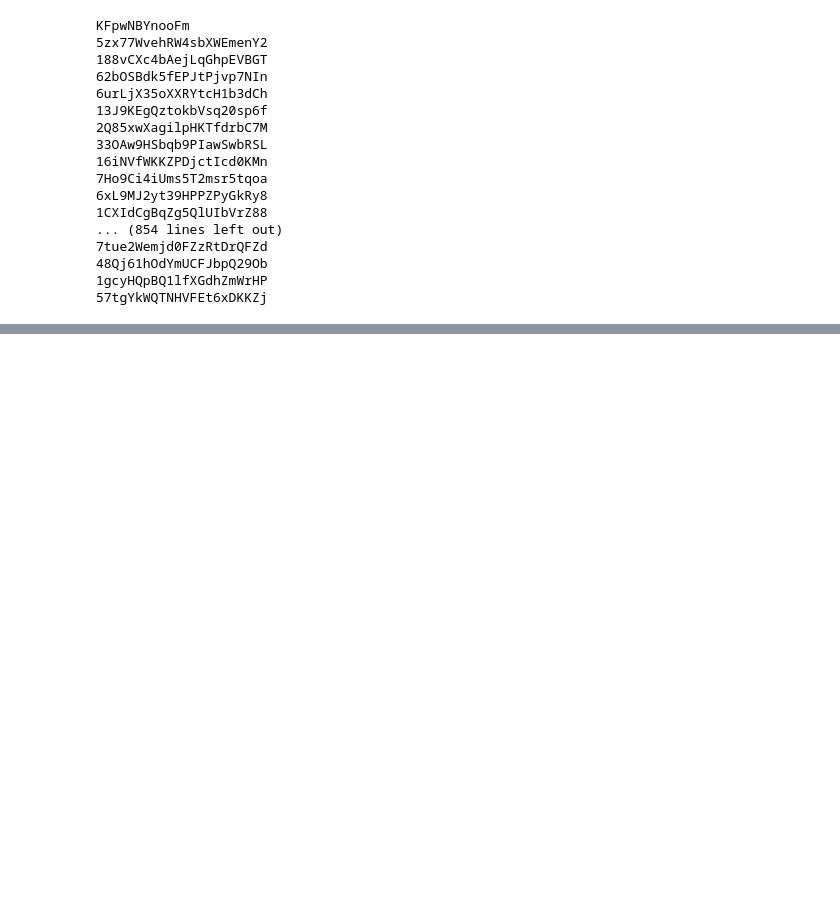
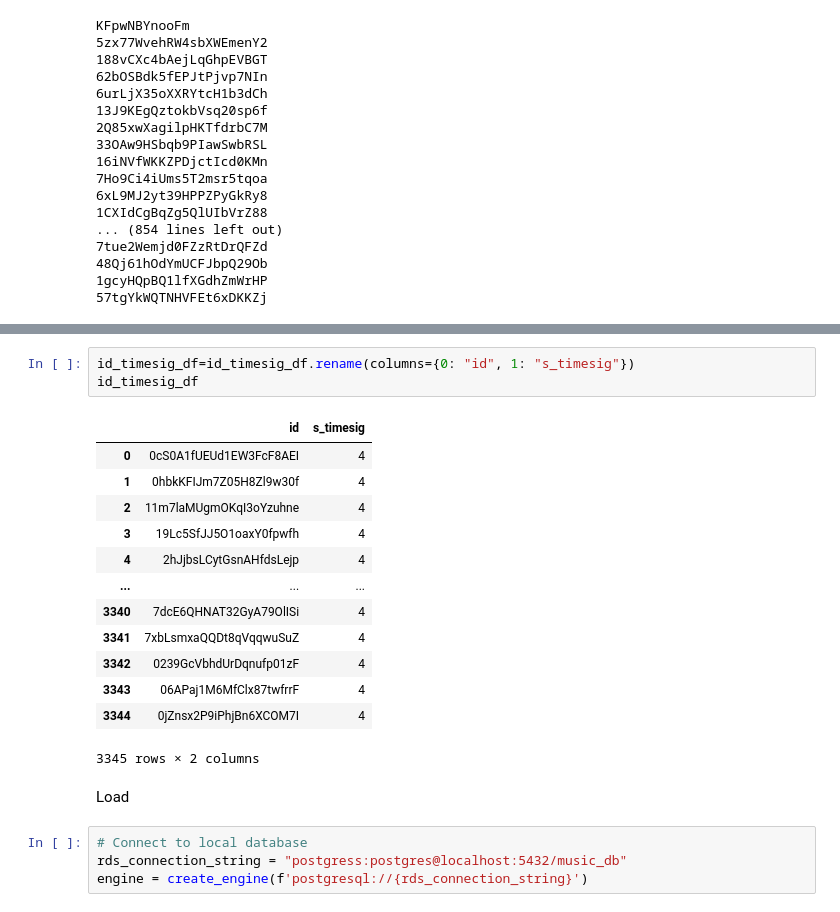
Before and after one commit to annabelcheong/music_lib, a Jupyter notebook: music.ipynb, the cells around one changed output, grey strips where cells are left out. Saved outputs shown, nothing was run; the diff lists cells and outputs as text; blank space fills up the shorter version.

```diff
--- a/music.ipynb
+++ b/music.ipynb
@@ -254,0 +278,23 @@ pd.DataFrame(id_timesig)
+# %%
+id_timesig_df=id_timesig_df.rename(columns={0: "id", 1: "s_timesig"})
+id_timesig_df
+# %% [output]
+|  | id | s_timesig |
+| 0 | 0cS0A1fUEUd1EW3FcF8AEI | 4 |
+| 1 | 0hbkKFIJm7Z05H8Zl9w30f | 4 |
+| 2 | 11m7laMUgmOKqI3oYzuhne | 4 |
+| 3 | 19Lc5SfJJ5O1oaxY0fpwfh | 4 |
+| 4 | 2hJjbsLCytGsnAHfdsLejp | 4 |
+| ... | ... | ... |
+| 3340 | 7dcE6QHNAT32GyA79OlISi | 4 |
+| 3341 | 7xbLsmxaQQDt8qVqqwuSuZ | 4 |
+| 3342 | 0239GcVbhdUrDqnufp01zF | 4 |
+| 3343 | 06APaj1M6MfClx87twfrrF | 4 |
+| 3344 | 0jZnsx2P9iPhjBn6XCOM7I | 4 |
+3345 rows × 2 columns
+# %% [markdown]
+Load
+# %%
+# Connect to local database
+rds_connection_string = "postgress:postgres@localhost:5432/music_db"
+engine = create_engine(f'postgresql://{rds_connection_string}')
```
Also changed, not shown: parts of 5 cells of this notebook, 1 other file.
